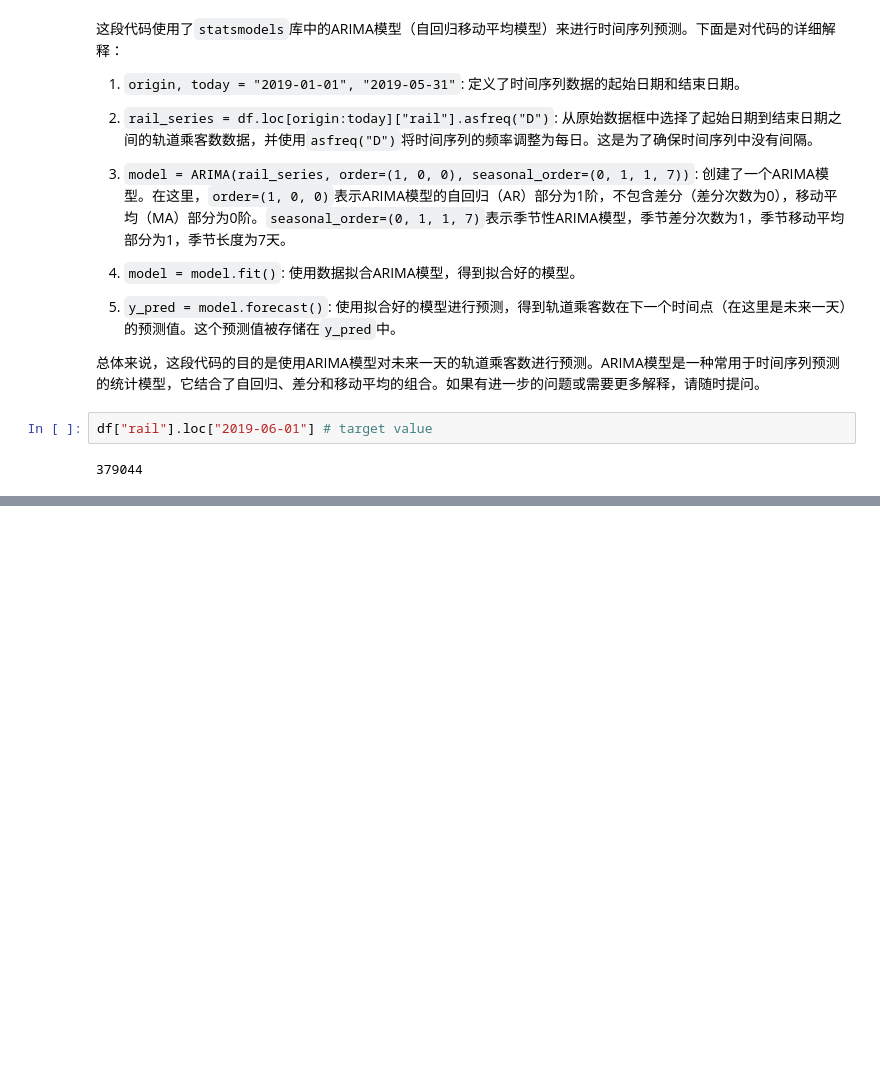
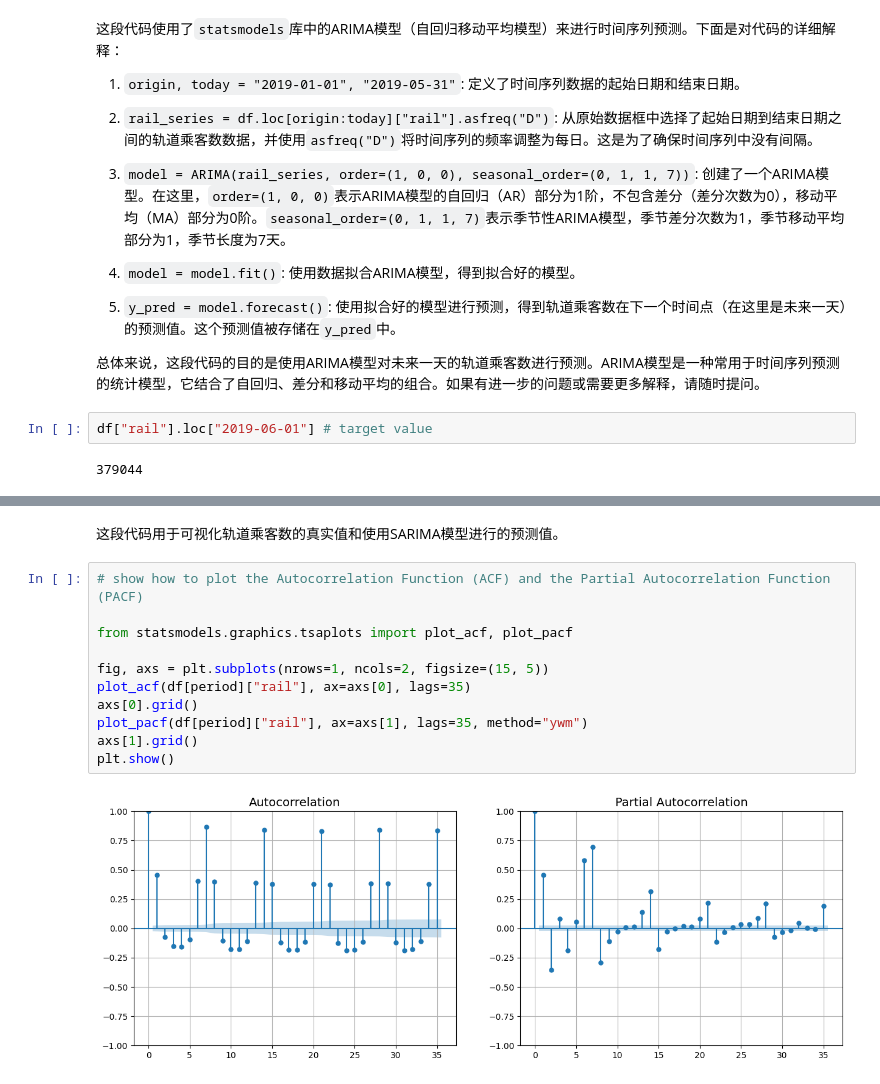
Before and after one commit to planning018/handson-ml-practise, a Jupyter notebook: 15-processing-sequences-using-rnns/01_basic_rnns.ipynb, the cells around one changed output, grey strips where cells are left out. Saved outputs shown, nothing was run; the diff lists cells and outputs as text; blank space fills up the shorter version.

```diff
--- a/15-processing-sequences-using-rnns/01_basic_rnns.ipynb
+++ b/15-processing-sequences-using-rnns/01_basic_rnns.ipynb
@@ -187,0 +250,15 @@ df["rail"].loc["2019-06-01"] # target value
+# %% [markdown]
+这段代码用于可视化轨道乘客数的真实值和使用SARIMA模型进行的预测值。
+# %%
+# show how to plot the Autocorrelation Function (ACF) and the Partial Autocorrelation Function (PACF)
+
+from statsmodels.graphics.tsaplots import plot_acf, plot_pacf
+
+fig, axs = plt.subplots(nrows=1, ncols=2, figsize=(15, 5))
+plot_acf(df[period]["rail"], ax=axs[0], lags=35)
+axs[0].grid()
+plot_pacf(df[period]["rail"], ax=axs[1], lags=35, method="ywm")
+axs[1].grid()
+plt.show()
+# %% [output]
+[figure, added]
```
Also changed, not shown: parts of 24 cells of this notebook.
